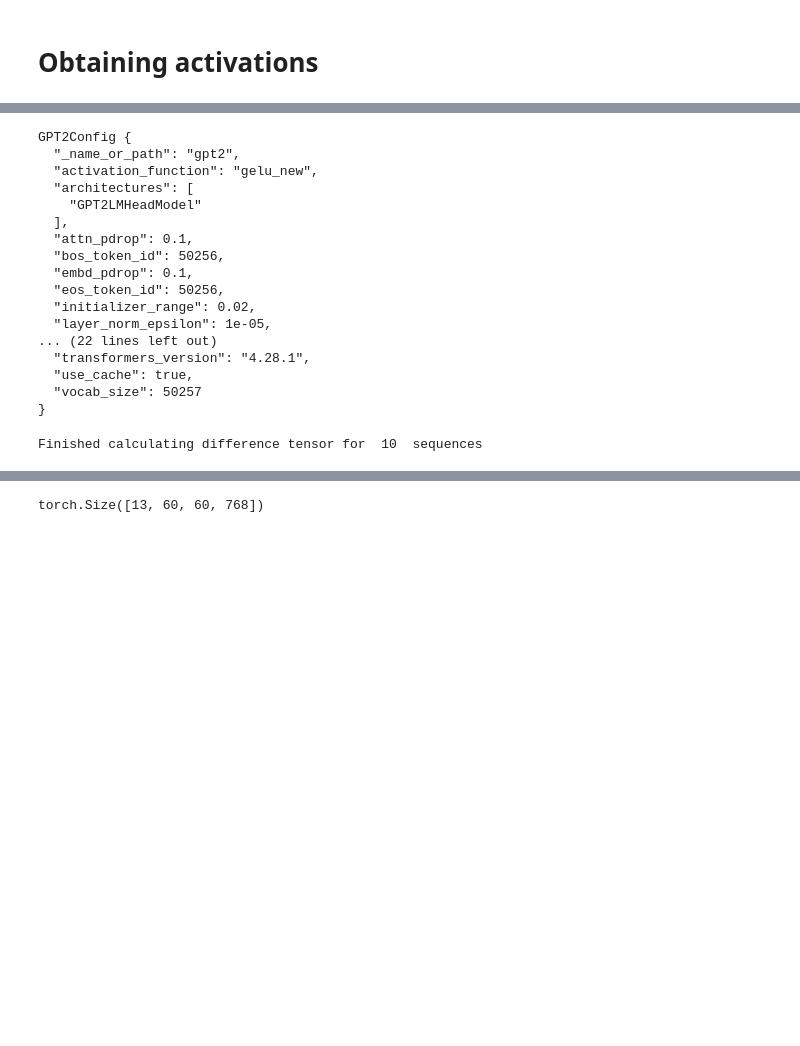
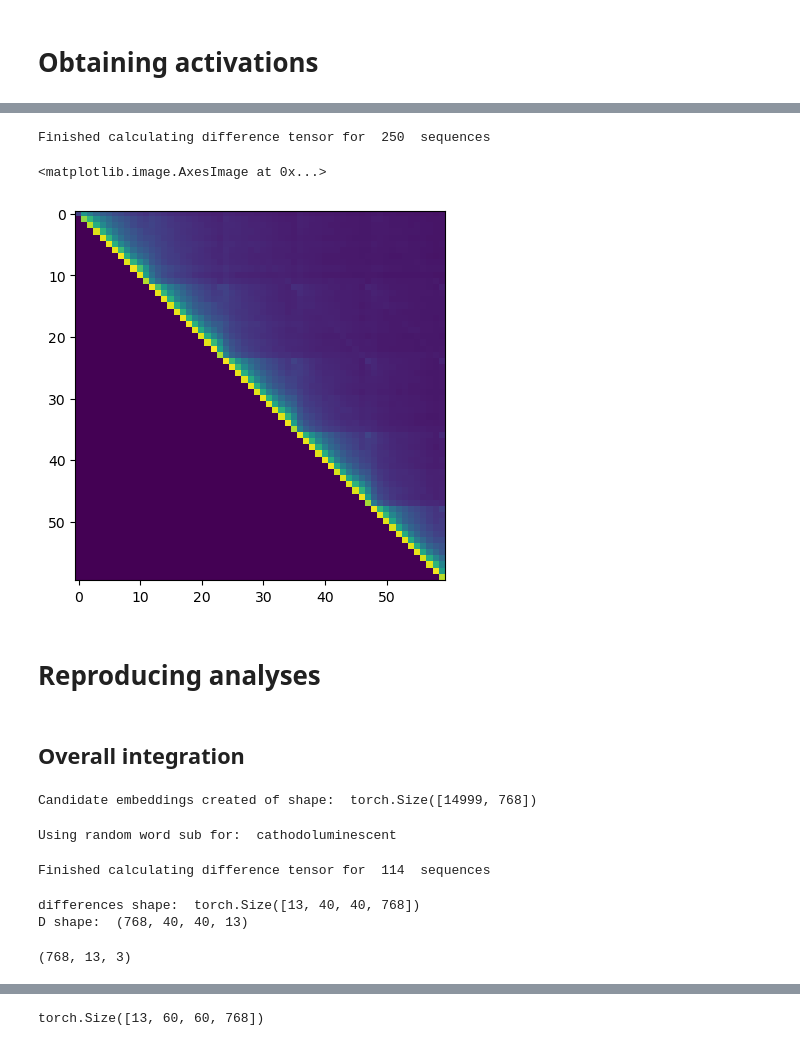
Before and after one commit to dskrill/TemporalIntegration, a Jupyter notebook: demo.ipynb, the cells around one changed output, grey strips where cells are left out. Drawn from its saved outputs; the diff is of its cells as text; code cells hidden in the pictures; blank space fills up the shorter version.

Commit message:
bug fixes; add some repro of analysis to demo

```diff
--- a/demo.ipynb
+++ b/demo.ipynb
@@ -181,12 +182,12 @@ For example, we inspect the first five 12-word sentences:
 # %% [markdown]
 We can also similarly extract and preprocess sequences of natural text (not necessarilly delimited by sentence boundaries):
 # %%
-natural_sequences = corpus.get_natural_sequences_of_length(12)
+natural_sequences = corpus.get_natural_sequences_of_length(40)
 # natural_sequences,word_lookup,pos_dict = extract_natural_sequences(
 #     tagged_words = nltk.corpus.brown.tagged_words(),
 #     sequence_len = 40
 # )
 # %%
-for i,word in enumerate(natural_sequences[0]):
+for i,word in enumerate(natural_sequences[0][:10]):
     print(f"{i} {word}:{corpus.word_lookup[word]}")
 # %% [output]
@@ -564,21 +558 @@ preproc_stim(probable_swapper.original_sequences[0],tokenizer=tokenizer)
-# %%
-model.config
-# %% [output]
-GPT2Config {
-  "_name_or_path": "gpt2",
-  "activation_function": "gelu_new",
-  "architectures": [
-    "GPT2LMHeadModel"
-  ],
-  "attn_pdrop": 0.1,
-  "bos_token_id": 50256,
-  "embd_pdrop": 0.1,
-  "eos_token_id": 50256,
-  "initializer_range": 0.02,
-  "layer_norm_epsilon": 1e-05,
-... (22 lines left out)
-  "transformers_version": "4.28.1",
-  "use_cache": true,
-  "vocab_size": 50257
-}
 # %%
@@ -650,6 +627,54 @@ def calculate_difference_tensor(swapped_seqs,original_seqs,tokenizer,model,devic
 # %%
-swapped_seqs = probable_swapper.swapped
-original_seqs = probable_swapper.original_sequences
-test = calculate_difference_tensor(swapped_seqs,original_seqs,tokenizer,model,device='cpu')
+swapped_seqs = pos_swapper.swapped
+original_seqs = pos_swapper.original_sequences
+differences = calculate_differences(swapped_seqs,original_seqs,tokenizer,model,device='cuda')
 # %% [output]
-Finished calculating difference tensor for  10  sequences
+Finished calculating difference tensor for  250  sequences
+# %%
+import matplotlib.pyplot as plt
+plt.imshow(differences.mean(-1)[11])
+# %% [output]
+<matplotlib.image.AxesImage at 0x...>
+[figure, added]
+# %% [markdown]
+# Reproducing analyses
+# %% [markdown]
+## Overall integration
+# %%
+model_type = "gpt2"
+tokenizer = AutoTokenizer.from_pretrained(
+    model_type, add_special_token=False,add_prefix_space=True)
+model = AutoModel.from_pretrained(model_type)
+
+overall_integration_corpus = Corpus(brown,single_token_words=False,tokenizer=tokenizer)
+overall_integration_swapper = RandomPosWordSwap(overall_integration_corpus.word_lookup,
+                                                overall_integration_corpus.pos_dict,
+                                                tokenizer)
+natural_sequences_40 = overall_integration_corpus.get_natural_sequences_of_length(40)
+len(natural_sequences_40)
+# %% [output]
+Candidate embeddings created of shape:  torch.Size([14999, 768])
+# %%
+overall_integration_swapper(natural_sequences_40)
+differences = calculate_differences(overall_integration_swapper.swapped,
+                                    overall_integration_swapper.original_sequences,
+                                    tokenizer,model,device='cuda')
+# %% [output]
+Using random word sub for:  cathodoluminescent
+Finished calculating difference tensor for  114  sequences
+# %%
+from analysis import *
+print("differences shape: ",differences.shape)
+D = np.transpose(differences.numpy(), (3, 1, 2, 0))
+print("D shape: ",D.shape)
+n_features, n_stim_time, n_model_time, n_layers = D.shape
+all_fits, all_D_delta = fit_curves(D)
+# %% [output]
+differences shape:  torch.Size([13, 40, 40, 768])
+D shape:  (768, 40, 40, 13)
+# %%
+stacked_fits = [np.stack(fit) for fit in all_fits]
+stacked_fits = np.stack(stacked_fits)
+stacked_fits.shape
+# %% [output]
+(768, 13, 3)
```
Also changed, not shown: parts of 30 cells of this notebook, 3 other files.
